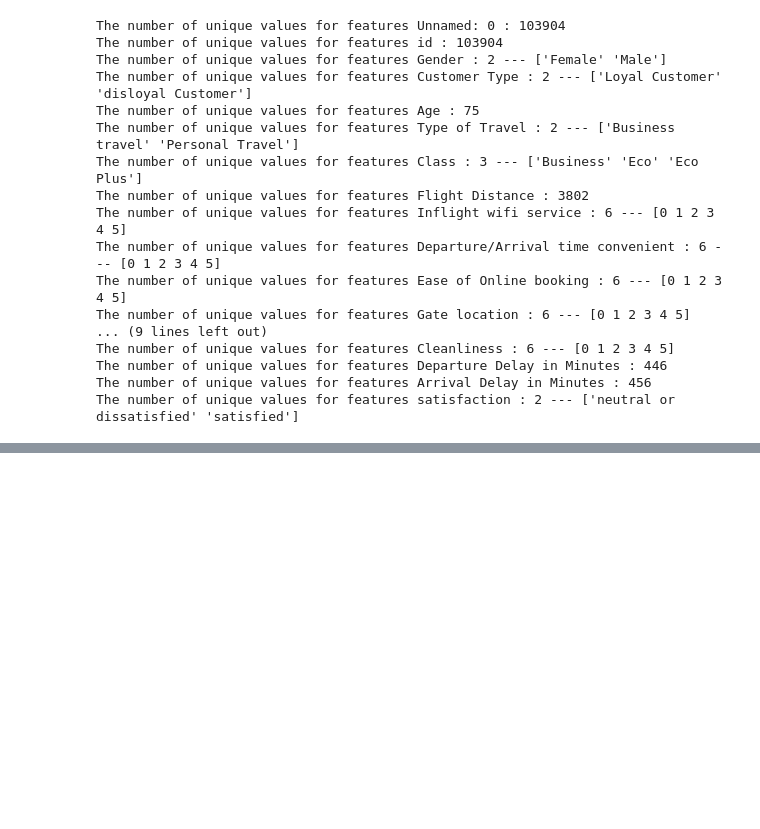
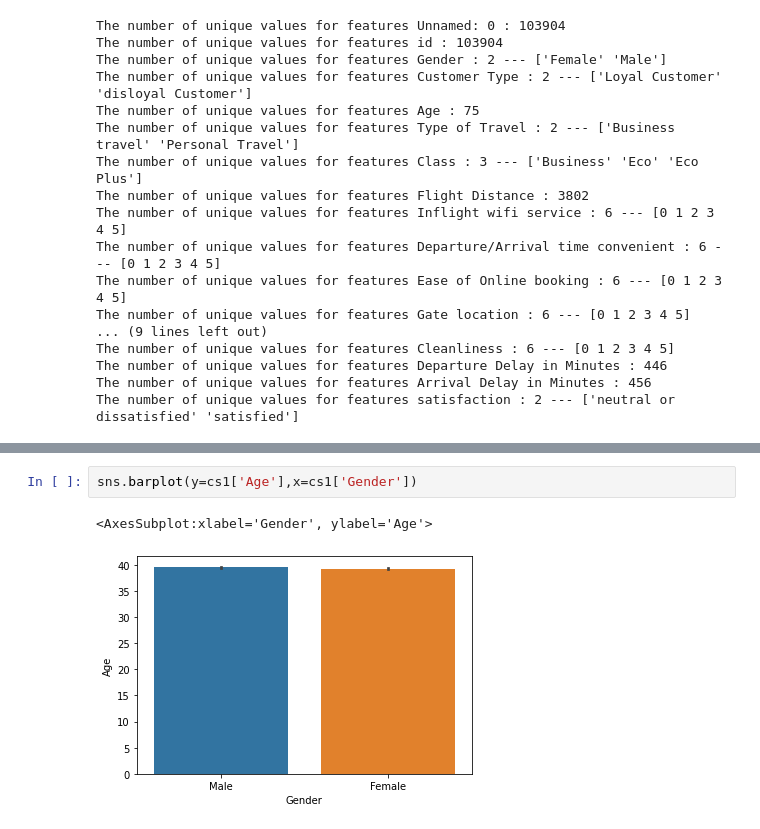
Before and after one commit to Rupesh707/Airline_Passenger_Satisfaction, a Jupyter notebook: Airline_Passenger_Sat.ipynb, the cells around one changed output, grey strips where cells are left out. Saved outputs shown, nothing was run; the diff lists cells and outputs as text; blank space fills up the shorter version.

```diff
--- a/Airline_Passenger_Sat.ipynb
+++ b/Airline_Passenger_Sat.ipynb
@@ -177,0 +183,5 @@ The number of unique values for features satisfaction : 2 --- ['neutral or dissa
+# %%
+sns.barplot(y=cs1['Age'],x=cs1['Gender'])
+# %% [output]
+<AxesSubplot:xlabel='Gender', ylabel='Age'>
+[figure, added]
```
Also changed, not shown: parts of 1 cell of this notebook.
